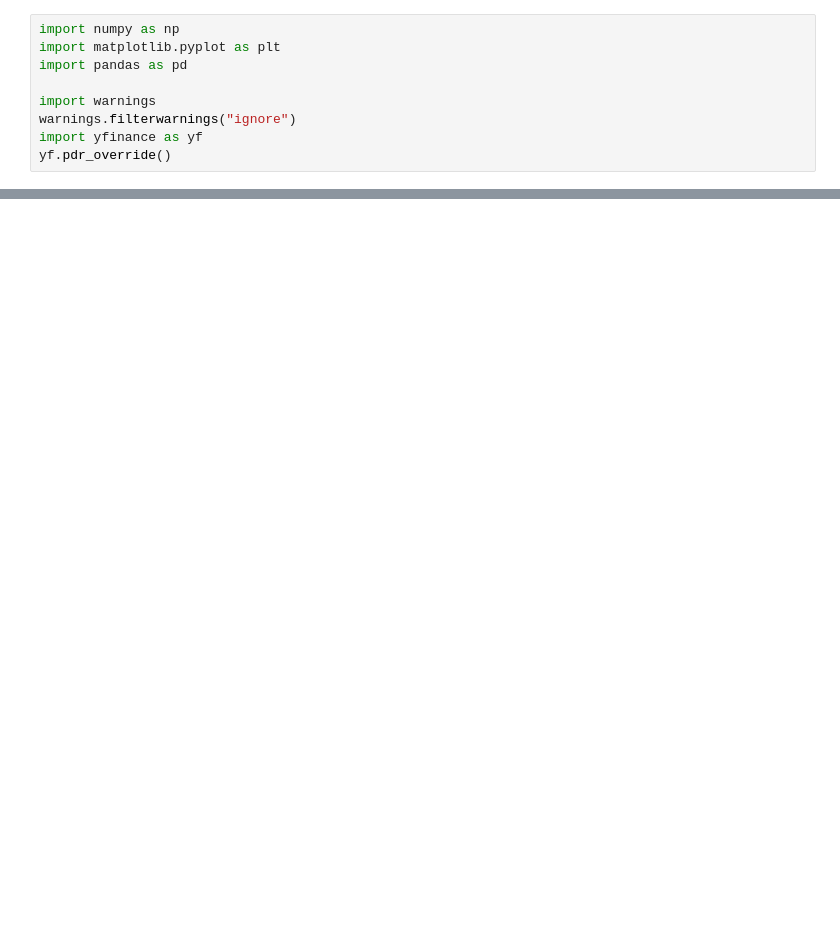
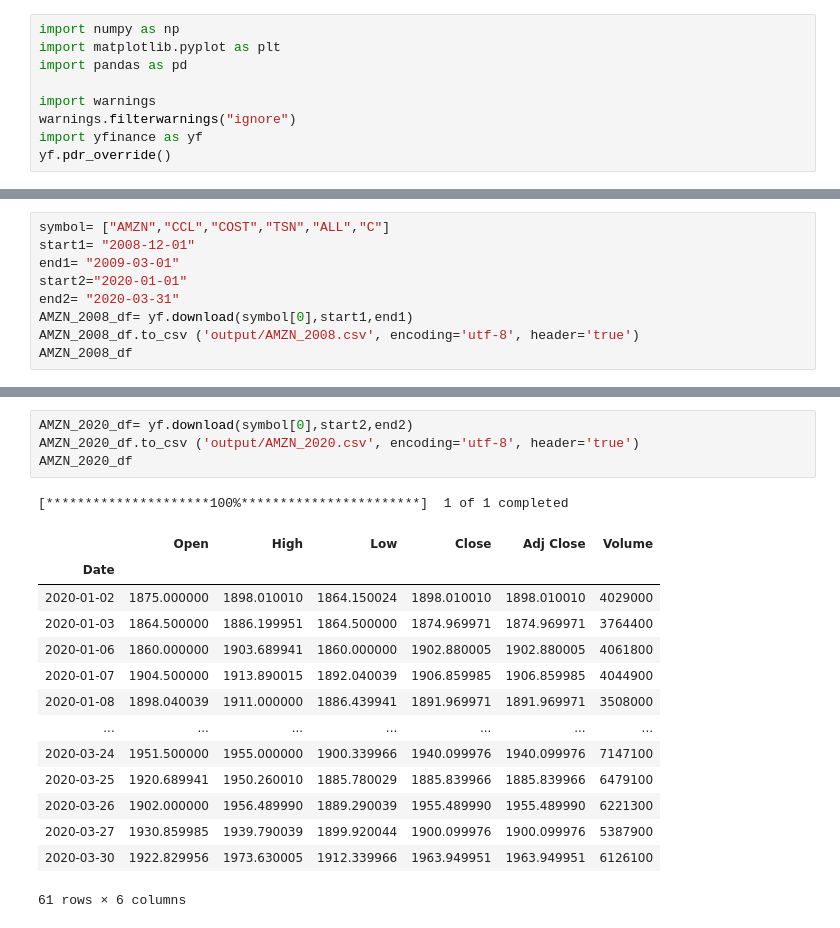
Before and after one commit to NachoKingP/Project1-2020, a Jupyter notebook: Stock market.ipynb, the cells around one changed output, grey strips where cells are left out. Saved outputs shown, nothing was run; the diff lists cells and outputs as text; blank space fills up the shorter version.

Commit message:
Create Stock market.ipynb file and output files

```diff
--- a/Stock market.ipynb
+++ b/Stock market.ipynb
@@ -73,0 +16,9 @@ AMZN_df
+# %%
+symbol= ["AMZN","CCL","COST","TSN","ALL","C"]
+start1= "2008-12-01"
+end1= "2009-03-01"
+start2="2020-01-01"
+end2= "2020-03-31"
+AMZN_2008_df= yf.download(symbol[0],start1,end1)
+AMZN_2008_df.to_csv ('output/AMZN_2008.csv', encoding='utf-8', header='true')
+AMZN_2008_df
@@ -73,0 +41,20 @@ AMZN_df
+# %%
+AMZN_2020_df= yf.download(symbol[0],start2,end2)
+AMZN_2020_df.to_csv ('output/AMZN_2020.csv', encoding='utf-8', header='true')
+AMZN_2020_df
+# %% [output]
+[*********************100%***********************]  1 of 1 completed
+|  | Open | High | Low | Close | Adj Close | Volume |
+| Date |  |  |  |  |  |  |
+| 2020-01-02 | 1875.000000 | 1898.010010 | 1864.150024 | 1898.010010 | 1898.010010 | 4029000 |
+| 2020-01-03 | 1864.500000 | 1886.199951 | 1864.500000 | 1874.969971 | 1874.969971 | 3764400 |
+| 2020-01-06 | 1860.000000 | 1903.689941 | 1860.000000 | 1902.880005 | 1902.880005 | 4061800 |
+| 2020-01-07 | 1904.500000 | 1913.890015 | 1892.040039 | 1906.859985 | 1906.859985 | 4044900 |
+| 2020-01-08 | 1898.040039 | 1911.000000 | 1886.439941 | 1891.969971 | 1891.969971 | 3508000 |
+| ... | ... | ... | ... | ... | ... | ... |
+| 2020-03-24 | 1951.500000 | 1955.000000 | 1900.339966 | 1940.099976 | 1940.099976 | 7147100 |
+| 2020-03-25 | 1920.689941 | 1950.260010 | 1885.780029 | 1885.839966 | 1885.839966 | 6479100 |
+| 2020-03-26 | 1902.000000 | 1956.489990 | 1889.290039 | 1955.489990 | 1955.489990 | 6221300 |
+| 2020-03-27 | 1930.859985 | 1939.790039 | 1899.920044 | 1900.099976 | 1900.099976 | 5387900 |
+| 2020-03-30 | 1922.829956 | 1973.630005 | 1912.339966 | 1963.949951 | 1963.949951 | 6126100 |
+61 rows × 6 columns
```
Also changed, not shown: parts of 14 cells of this notebook, 16 other files.
